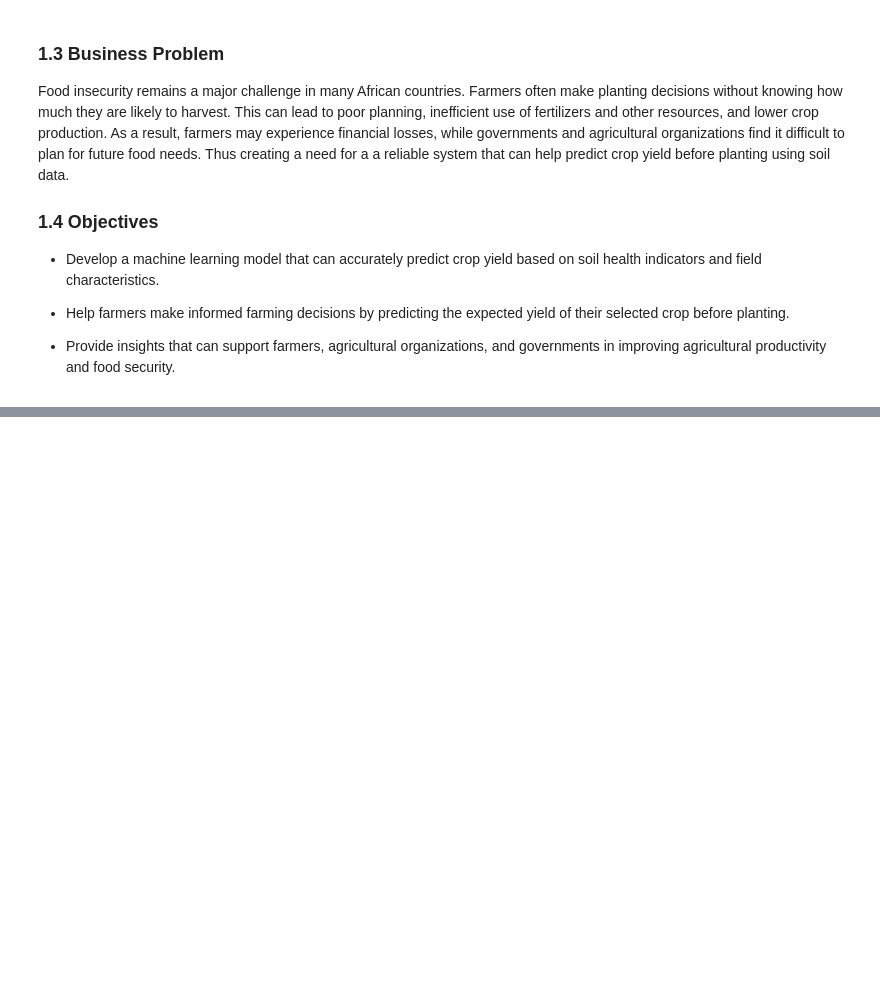
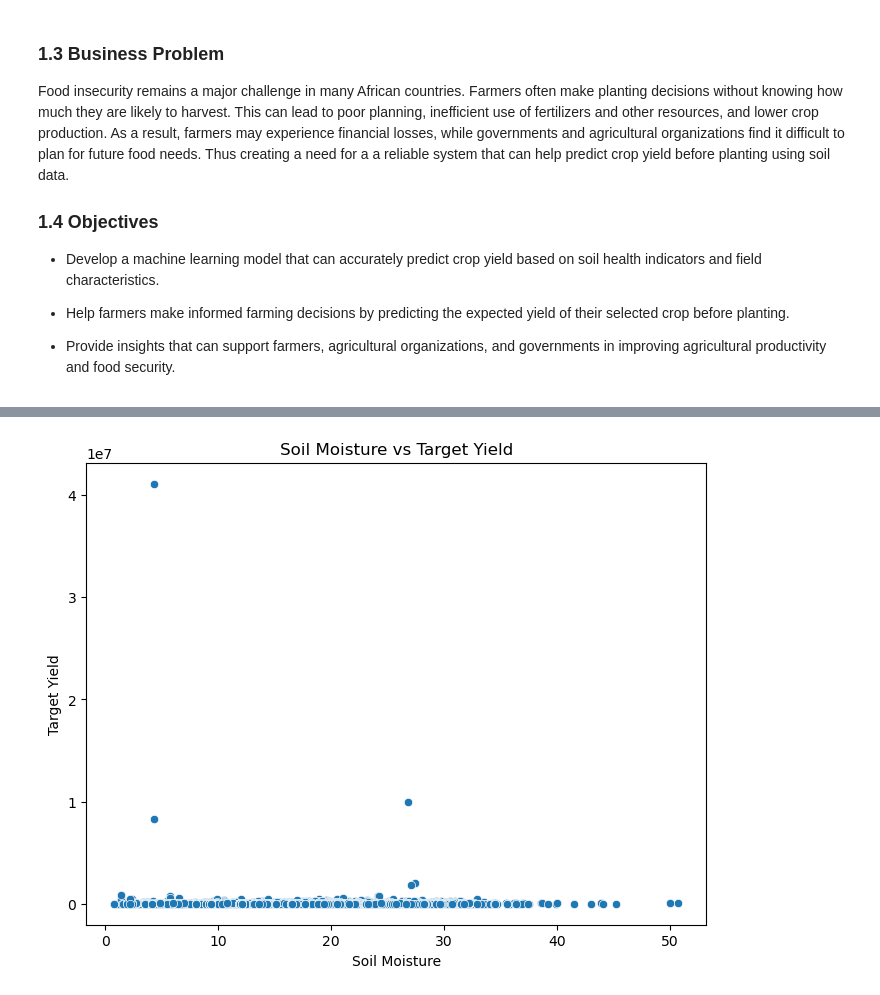
Before and after one commit to Esther-Margaret-Mwangi/Epochs, a Jupyter notebook: notebook/notebook.ipynb, the cells around one changed output, grey strips where cells are left out. Drawn from its saved outputs; the diff is of its cells as text; code cells hidden in the pictures; blank space fills up the shorter version.

Commit message:
Data exploration

```diff
--- a/notebook/notebook.ipynb
+++ b/notebook/notebook.ipynb
@@ -32,0 +37,13 @@ Food insecurity remains a major challenge in many African countries. Farmers oft
+# %%
+# Import libraries
+
+import pandas as pd
+import numpy as np
+import matplotlib.pyplot as plt
+%matplotlib inline
+import seaborn as sns
+
+# load data
+df = pd.read_excel('../data/Editted2.xlsx')
+df_copy = df.copy()
+df.head()
@@ -32,0 +160,17 @@ Food insecurity remains a major challenge in many African countries. Farmers oft
+# %%
+# Check for outliers
+plt.figure(figsize=(8, 6))
+
+sns.scatterplot(
+    data=df,
+    x="Soil moisture",
+    y="Target Yield"
+)
+
+plt.title("Soil Moisture vs Target Yield")
+plt.xlabel("Soil Moisture")
+plt.ylabel("Target Yield")
+
+plt.show()
+# %% [output]
+[figure, added]
```
Also changed, not shown: parts of 27 cells of this notebook.
